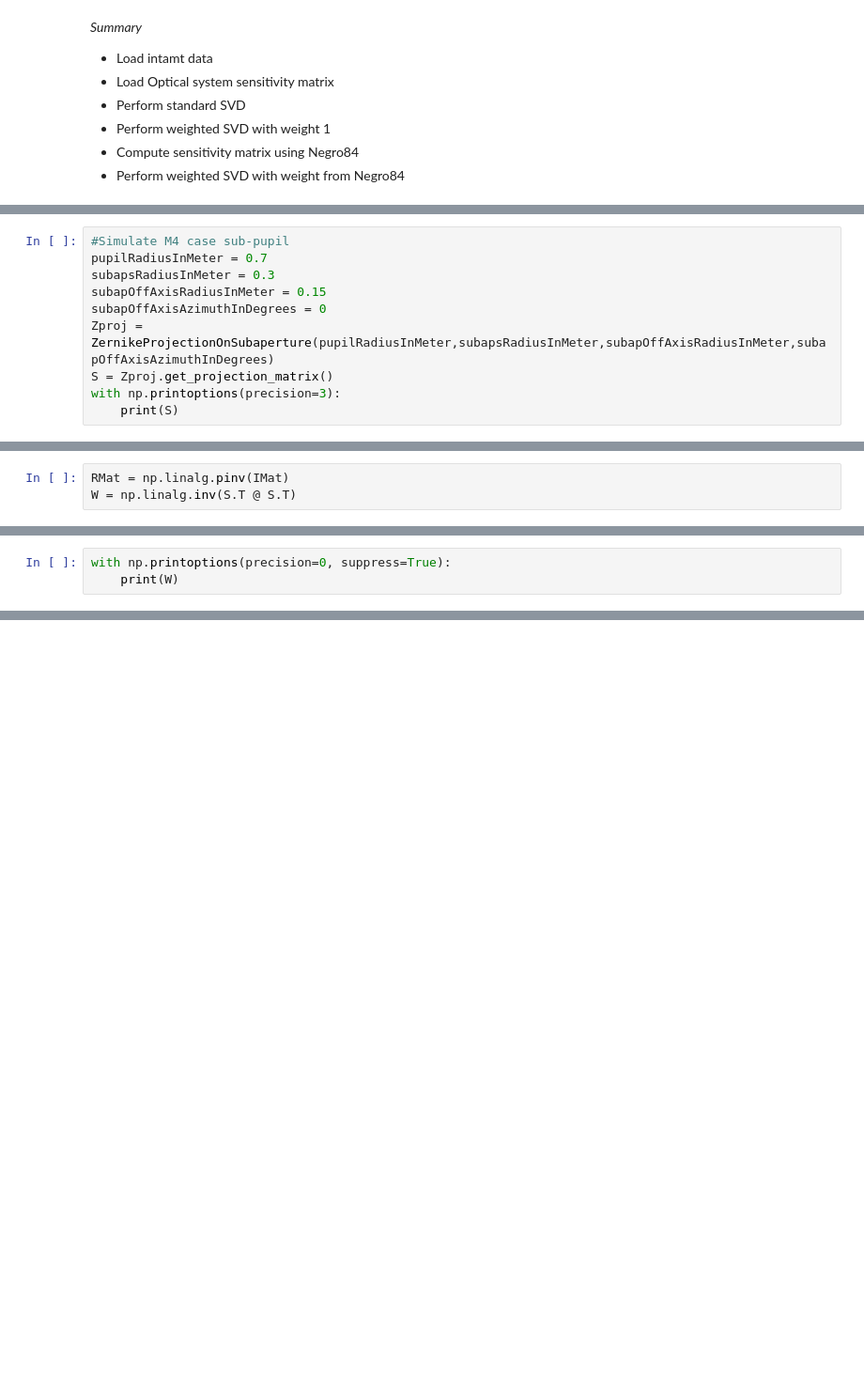
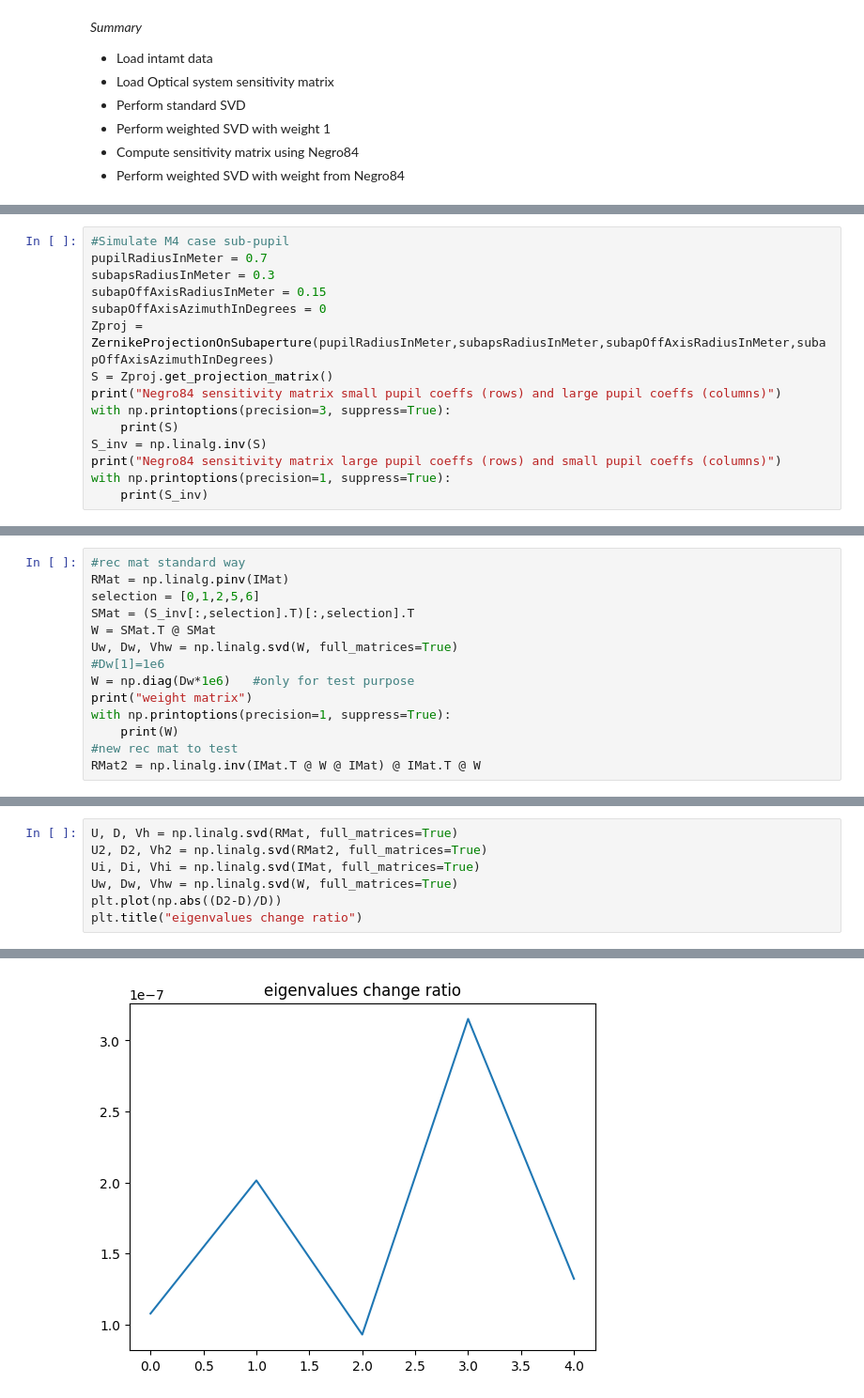
Before and after one commit to ArcetriAdaptiveOptics/M4, a Jupyter notebook: scripts/misc/WeightedSVD.ipynb, the cells around one changed output, grey strips where cells are left out. Shown: that part at 94% size. Saved outputs shown, nothing was run; the diff lists cells and outputs as text; blank space fills up the shorter version.

Commit message:
some plot added

```diff
--- a/scripts/misc/WeightedSVD.ipynb
+++ b/scripts/misc/WeightedSVD.ipynb
@@ -39,6 +58,11 @@ subapOffAxisRadiusInMeter = 0.15
 subapOffAxisAzimuthInDegrees = 0
 Zproj = ZernikeProjectionOnSubaperture(pupilRadiusInMeter,subapsRadiusInMeter,subapOffAxisRadiusInMeter,subapOffAxisAzimuthInDegrees)
 S = Zproj.get_projection_matrix()
-with np.printoptions(precision=3):
+print("Negro84 sensitivity matrix small pupil coeffs (rows) and large pupil coeffs (columns)")
+with np.printoptions(precision=3, suppress=True):
     print(S)
+S_inv = np.linalg.inv(S)
+print("Negro84 sensitivity matrix large pupil coeffs (rows) and small pupil coeffs (columns)")
+with np.printoptions(precision=1, suppress=True):
+    print(S_inv)
 # %% [output]
@@ -55,3 +86,14 @@ with np.printoptions(precision=3):
 # %%
+#rec mat standard way
 RMat = np.linalg.pinv(IMat)
-W = np.linalg.inv(S.T @ S.T)
+selection = [0,1,2,5,6]
+SMat = (S_inv[:,selection].T)[:,selection].T
+W = SMat.T @ SMat
+Uw, Dw, Vhw = np.linalg.svd(W, full_matrices=True)
+#Dw[1]=1e6
+W = np.diag(Dw*1e6)   #only for test purpose
+print("weight matrix")
+with np.printoptions(precision=1, suppress=True):
+    print(W)
+#new rec mat to test
+RMat2 = np.linalg.inv(IMat.T @ W @ IMat) @ IMat.T @ W
@@ -58,4 +107,8 @@ W = np.linalg.inv(S.T @ S.T)
 # %%
-with np.printoptions(precision=0, suppress=True):
-    print(W)
+U, D, Vh = np.linalg.svd(RMat, full_matrices=True)
+U2, D2, Vh2 = np.linalg.svd(RMat2, full_matrices=True)
+Ui, Di, Vhi = np.linalg.svd(IMat, full_matrices=True)
+Uw, Dw, Vhw = np.linalg.svd(W, full_matrices=True)
+plt.plot(np.abs((D2-D)/D))
+plt.title("eigenvalues change ratio")
 # %% [output]
@@ -81,0 +116 @@ with np.printoptions(precision=0, suppress=True):
+[figure, added]
```
Also changed, not shown: parts of 9 cells of this notebook.
